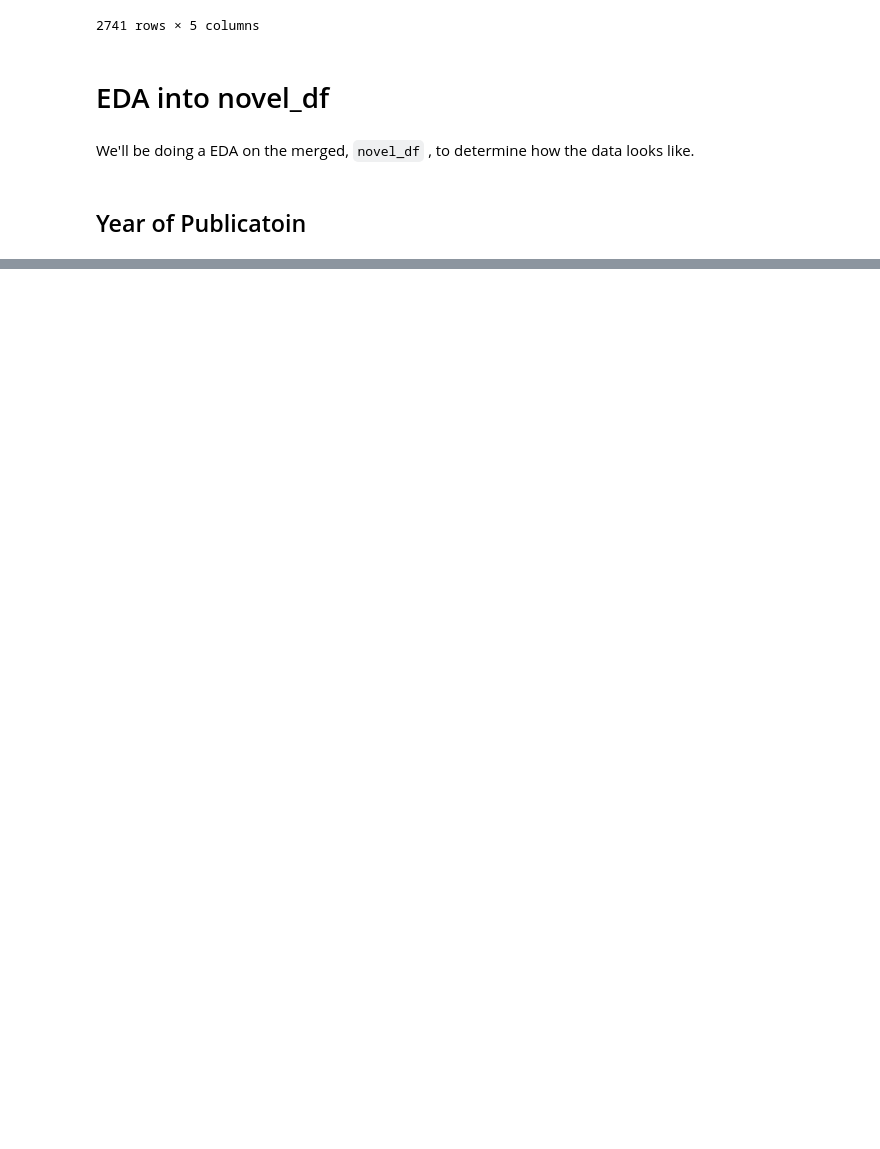
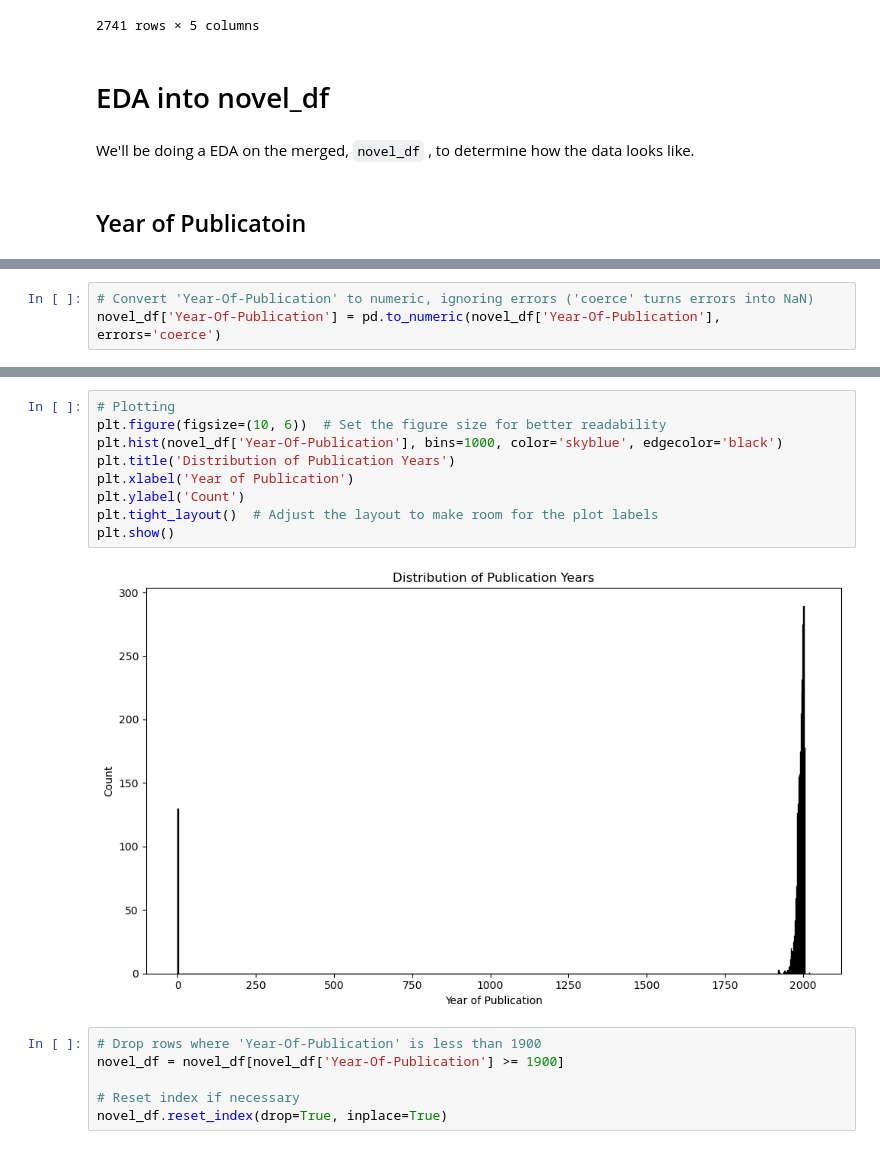
Before and after one commit to CSergiy/StoryDigest, a Jupyter notebook: EDA_Visuals.ipynb, the cells around one changed output, grey strips where cells are left out. Cells and saved outputs as stored; diff of their text form; blank space fills up the shorter version.

Commit message:
EDA on year

```diff
--- a/EDA_Visuals.ipynb
+++ b/EDA_Visuals.ipynb
@@ -136,0 +142,3 @@ We'll be doing a EDA on the merged, `novel_df` , to determine how the data looks
+# %%
+# Convert 'Year-Of-Publication' to numeric, ignoring errors ('coerce' turns errors into NaN)
+novel_df['Year-Of-Publication'] = pd.to_numeric(novel_df['Year-Of-Publication'], errors='coerce')
@@ -136,0 +159,17 @@ We'll be doing a EDA on the merged, `novel_df` , to determine how the data looks
+# %%
+# Plotting
+plt.figure(figsize=(10, 6))  # Set the figure size for better readability
+plt.hist(novel_df['Year-Of-Publication'], bins=1000, color='skyblue', edgecolor='black')
+plt.title('Distribution of Publication Years')
+plt.xlabel('Year of Publication')
+plt.ylabel('Count')
+plt.tight_layout()  # Adjust the layout to make room for the plot labels
+plt.show()
+# %% [output]
+[figure, added]
+# %%
+# Drop rows where 'Year-Of-Publication' is less than 1900
+novel_df = novel_df[novel_df['Year-Of-Publication'] >= 1900]
+
+# Reset index if necessary
+novel_df.reset_index(drop=True, inplace=True)
```
Also changed, not shown: parts of 8 cells of this notebook.
